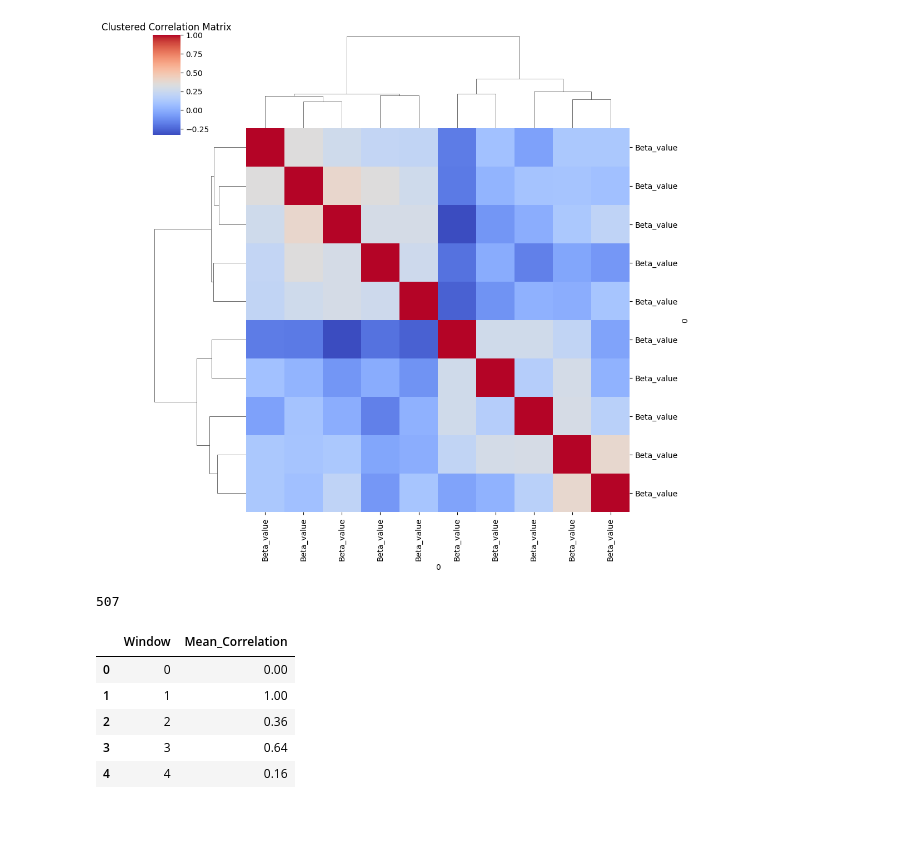
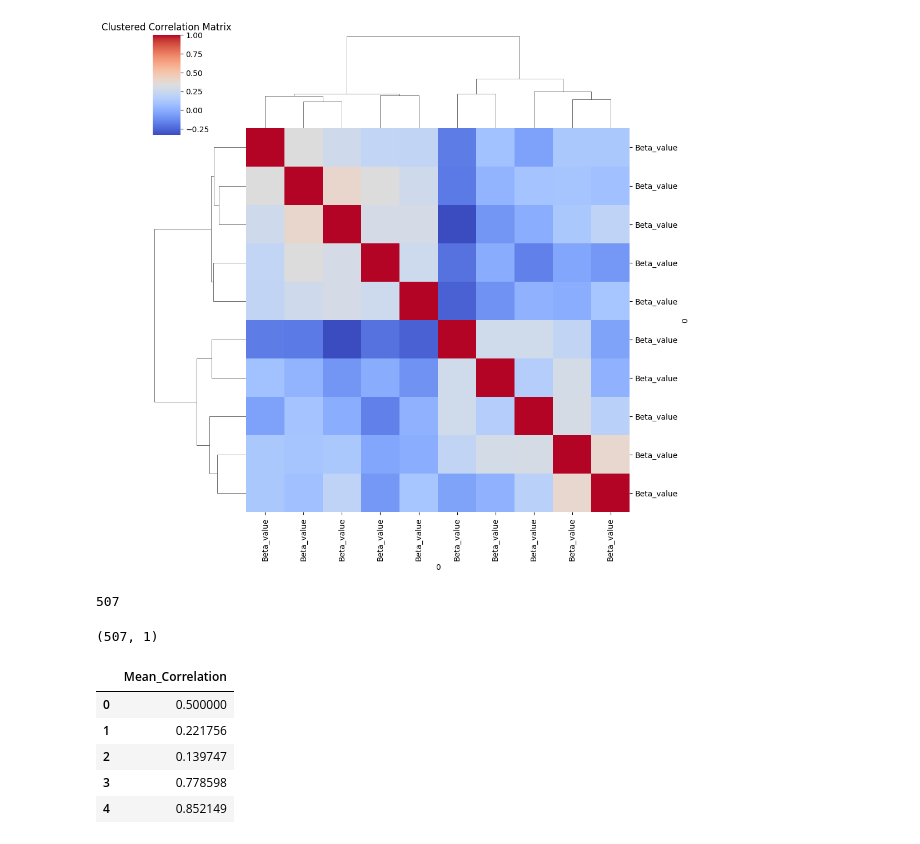
Before and after one commit to killica/Cluster-analysis-of-epigenome, a Jupyter notebook: ClusterAnalysisOfEpigenome.ipynb, the cells around one changed output. Drawn from its saved outputs; the diff is of its cells as text; code cells hidden in the pictures.

Commit message:
Data preparation for region clustering. Work devision

```diff
--- a/ClusterAnalysisOfEpigenome.ipynb
+++ b/ClusterAnalysisOfEpigenome.ipynb
@@ -233,12 +236,38 @@ results_df = pd.DataFrame({
 len(boundaries)
 # %% [output]
 507
-# %%
-results_df.head()
-# %% [output]
-|  | Window | Mean_Correlation |
-| 0 | 0 | 0.00 |
-| 1 | 1 | 1.00 |
-| 2 | 2 | 0.36 |
-| 3 | 3 | 0.64 |
-| 4 | 4 | 0.16 |
+# %%
+region_ranges = []
+
+# Convert boundaries into region ranges
+start = 0
+for boundary in boundaries:
+    region_ranges.append((start, boundary))
+    start = boundary + 1
+
+regions = []
+for region in region_ranges:
+    start, end = region
+    region_data = df_sorted[(df_sorted['Window'] >= start) & (df_sorted['Window'] <= end)]
+    mean_correlation = np.mean(window_mean_correlations[start:end + 1])
+
+    # Append features for the region
+    regions.append({
+        'Mean_Correlation': mean_correlation
+    })
+
+# Create a DataFrame for clustering
+regions_df = pd.DataFrame(region_features)
+# %%
+regions_df.shape
+# %% [output]
+(507, 1)
+# %%
+regions_df.head()
+# %% [output]
+|  | Mean_Correlation |
+| 0 | 0.500000 |
+| 1 | 0.221756 |
+| 2 | 0.139747 |
+| 3 | 0.778598 |
+| 4 | 0.852149 |
```
Also changed, not shown: parts of 11 cells of this notebook.
